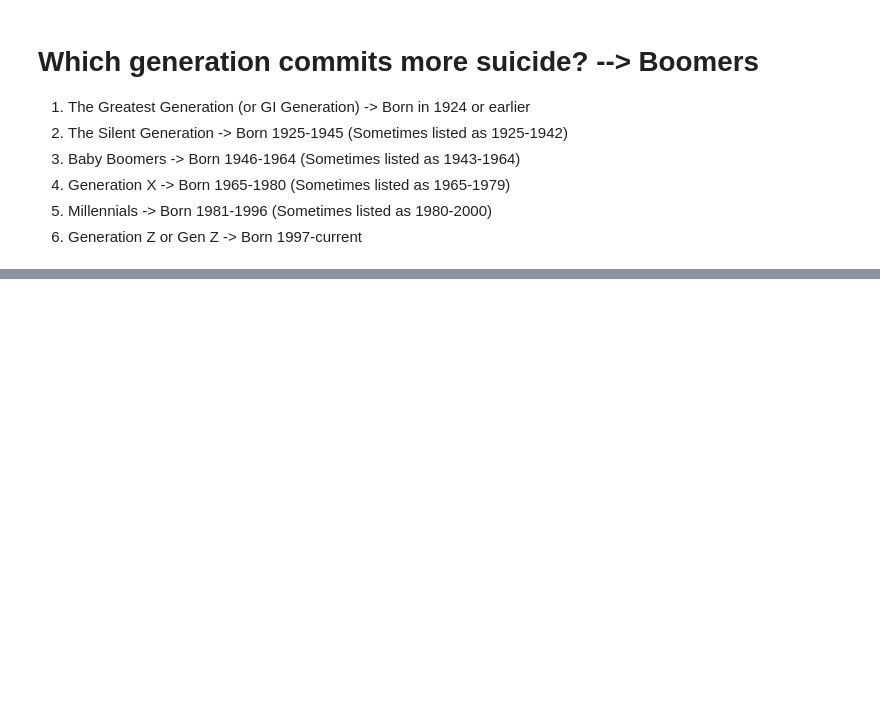
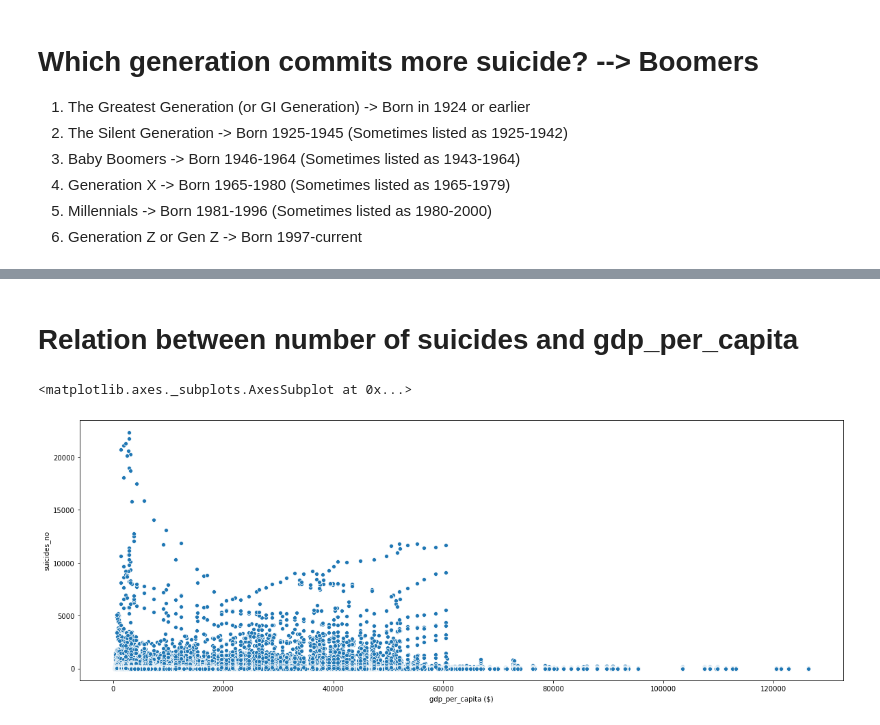
Before and after one commit to pratik-276/Infinite_Stories_with_Data, a Jupyter notebook: Suicide Rates Overview 1985 to 2016/let-s-learn-the-reason-behind-suicides.ipynb, the cells around one changed output, grey strips where cells are left out. Cells and saved outputs as stored; diff of their text form; code cells hidden in the pictures; blank space fills up the shorter version.

```diff
--- a/Suicide Rates Overview 1985 to 2016/let-s-learn-the-reason-behind-suicides.ipynb
+++ b/Suicide Rates Overview 1985 to 2016/let-s-learn-the-reason-behind-suicides.ipynb
@@ -181,0 +199,8 @@ fig.show()
+# %% [markdown]
+# Relation between number of suicides and gdp_per_capita
+# %%
+fig = plt.figure(figsize=(20,7))
+sns.scatterplot(data=data, x='gdp_per_capita ($)', y='suicides_no')
+# %% [output]
+<matplotlib.axes._subplots.AxesSubplot at 0x...>
+[figure, added]
```
Also changed, not shown: parts of 8 cells of this notebook.
